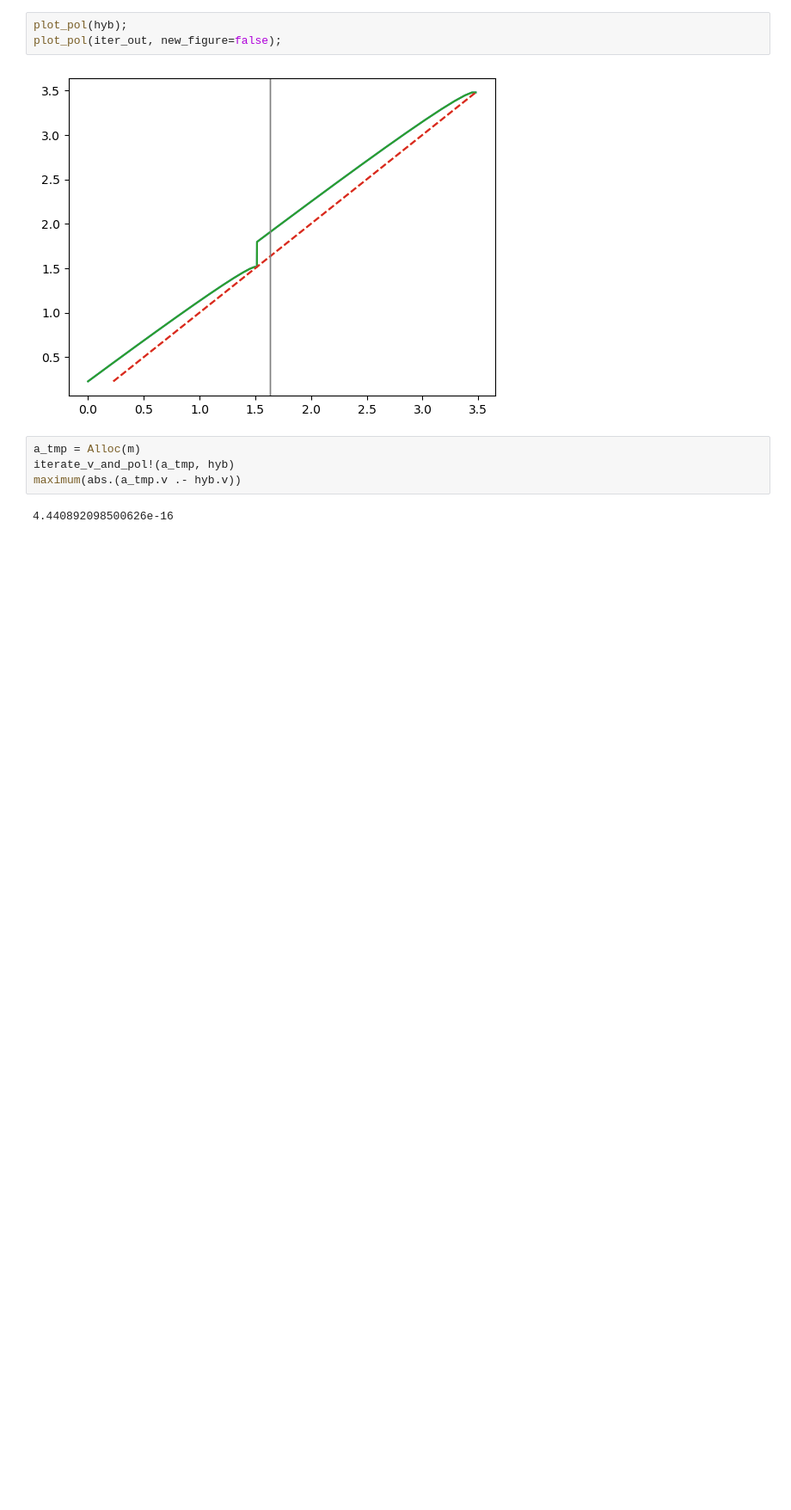
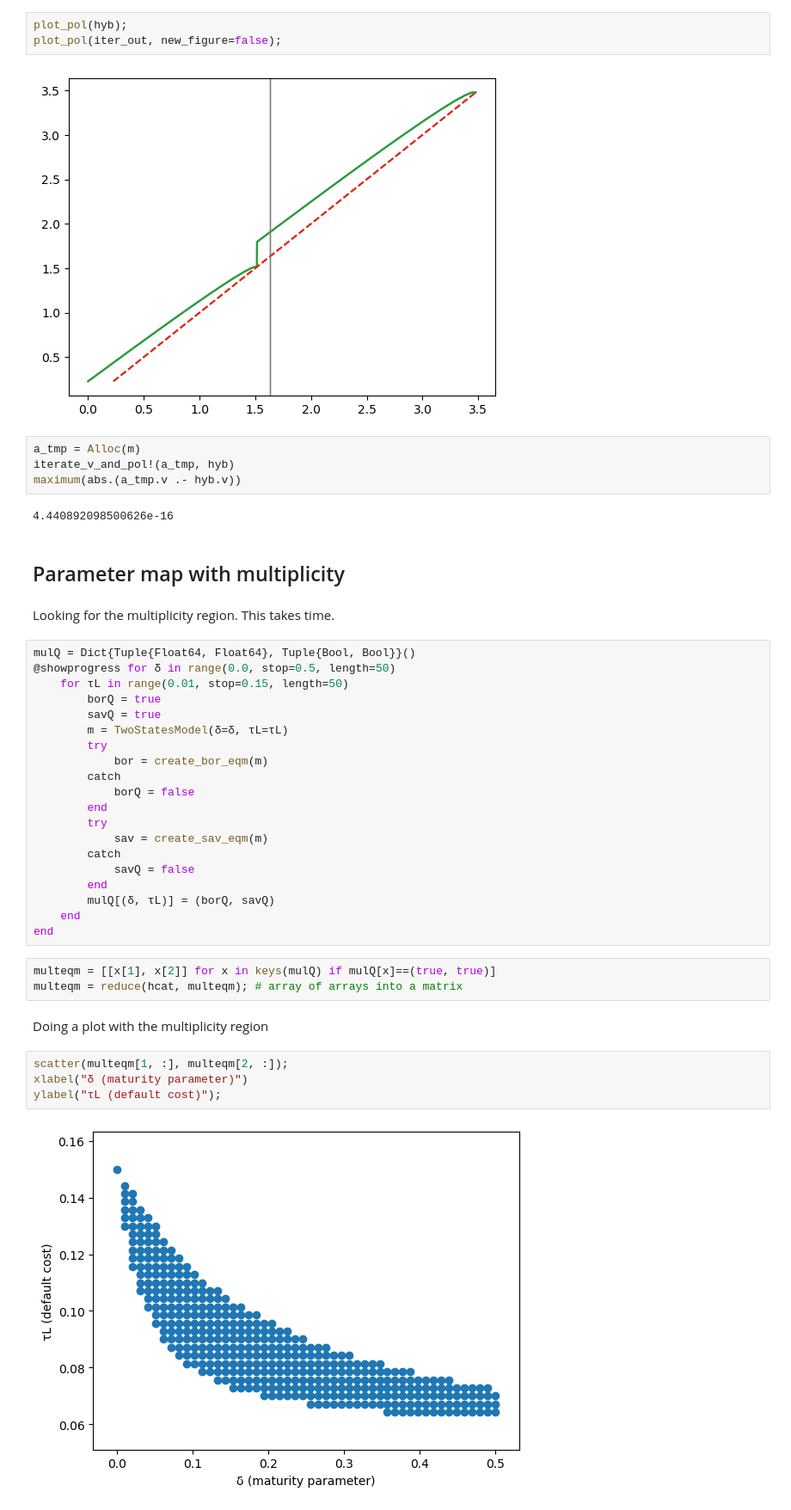
Before and after one commit to manuelamador/dilution_with_two_shocks, a Jupyter notebook: simulating_two_states.ipynb, the cells around one changed output. Shown at 86% size. Saved outputs shown, nothing was run; the diff lists cells and outputs as text; blank space fills up the shorter version.

Commit message:
generating a plot with a region of multiplicity

```diff
--- a/simulating_two_states.ipynb
+++ b/simulating_two_states.ipynb
@@ -312,3 +316,38 @@ iterate_v_and_pol!(a_tmp, hyb)
 maximum(abs.(a_tmp.v .- hyb.v))
 # %% [output]
 4.440892098500626e-16
+# %% [markdown]
+## Parameter map with multiplicity
+# %% [markdown]
+Looking for the multiplicity region. This takes time.
+# %%
+mulQ = Dict{Tuple{Float64, Float64}, Tuple{Bool, Bool}}()
+@showprogress for δ in range(0.0, stop=0.5, length=50)
+    for τL in range(0.01, stop=0.15, length=50)
+        borQ = true
+        savQ = true
+        m = TwoStatesModel(δ=δ, τL=τL)
+        try
+            bor = create_bor_eqm(m)
+        catch
+            borQ = false
+        end
+        try
+            sav = create_sav_eqm(m)
+        catch
+            savQ = false
+        end
+        mulQ[(δ, τL)] = (borQ, savQ)
+    end
+end
+# %%
+multeqm = [[x[1], x[2]] for x in keys(mulQ) if mulQ[x]==(true, true)]
+multeqm = reduce(hcat, multeqm); # array of arrays into a matrix
+# %% [markdown]
+Doing a plot with the multiplicity region
+# %%
+scatter(multeqm[1, :], multeqm[2, :]);
+xlabel("δ (maturity parameter)")
+ylabel("τL (default cost)");
+# %% [output]
+[figure, added]
```
Also changed, not shown: parts of 3 cells of this notebook, 1 other file.
